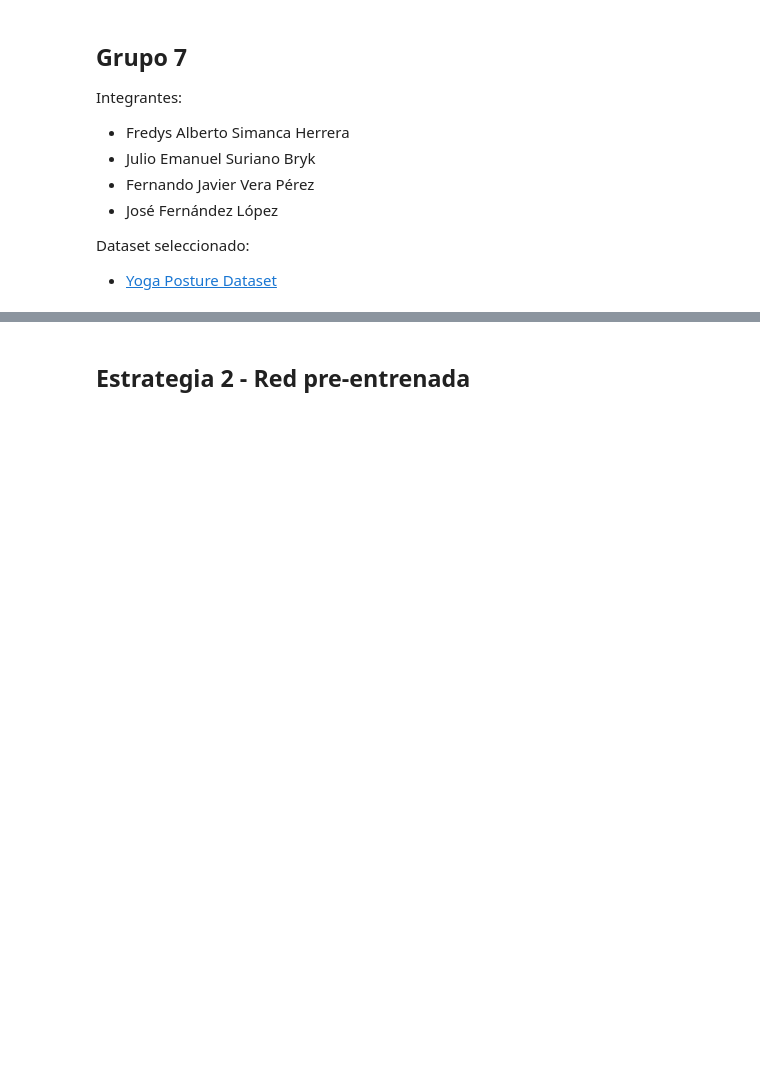
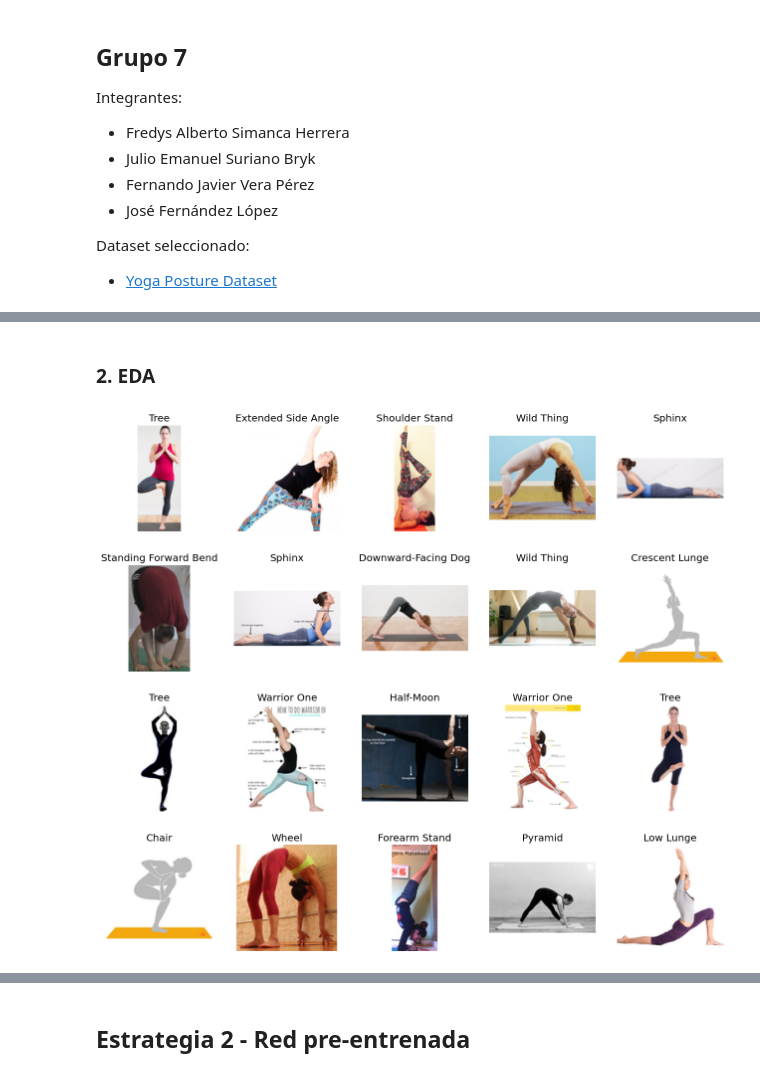
Before and after one commit to EmaSuriano/deep-learning-group-7, a Jupyter notebook: final.ipynb, the cells around one changed output, grey strips where cells are left out. Drawn from its saved outputs; the diff is of its cells as text; code cells hidden in the pictures; blank space fills up the shorter version.

```diff
--- a/final.ipynb
+++ b/final.ipynb
@@ -13,0 +37,13 @@ Dataset seleccionado:
+# %%
+# Config del Dataset
+DS_PATH = "./ds"
+DS_ENTRY = f"{DS_PATH}/Poses.json"
+
+# Config general
+RANDOM_SEED = 42
+
+# Config para imágenes
+CHANNELS = 3
+IMG_RES = 128
+IMG_COUNT_PER_CLASS = 200
+VALID_IMG_EXT = [".jpg", ".jpeg", ".png", ".bmp"]
@@ -13,0 +52,13 @@ Dataset seleccionado:
+# %%
+# Download if folder was not present
+if not os.path.exists(DS_PATH):
+    os.system(
+        f"kaggle datasets download -d tr1gg3rtrash/yoga-posture-dataset -p {DS_PATH} --unzip"
+    )
+
+with open(DS_ENTRY, "r") as file:
+    data = json.load(file)
+
+df = pd.DataFrame(data["Poses"])
+
+df.head()
@@ -13,0 +171,17 @@ Dataset seleccionado:
+# %% [markdown]
+### 2. EDA
+# %%
+fig = plt.figure(figsize=(16, 14))
+
+samples = np.random.randint(0, len(X), 20)
+
+for i, img_idx in enumerate(samples):
+    fig.add_subplot(4, 5, i + 1)
+
+    plt.imshow(X[img_idx])
+    plt.title(labelNames[y[img_idx]])
+    plt.axis("off")
+
+plt.show()
+# %% [output]
+[figure, added]
```
Also changed, not shown: parts of 55 cells of this notebook, 1 other file.
